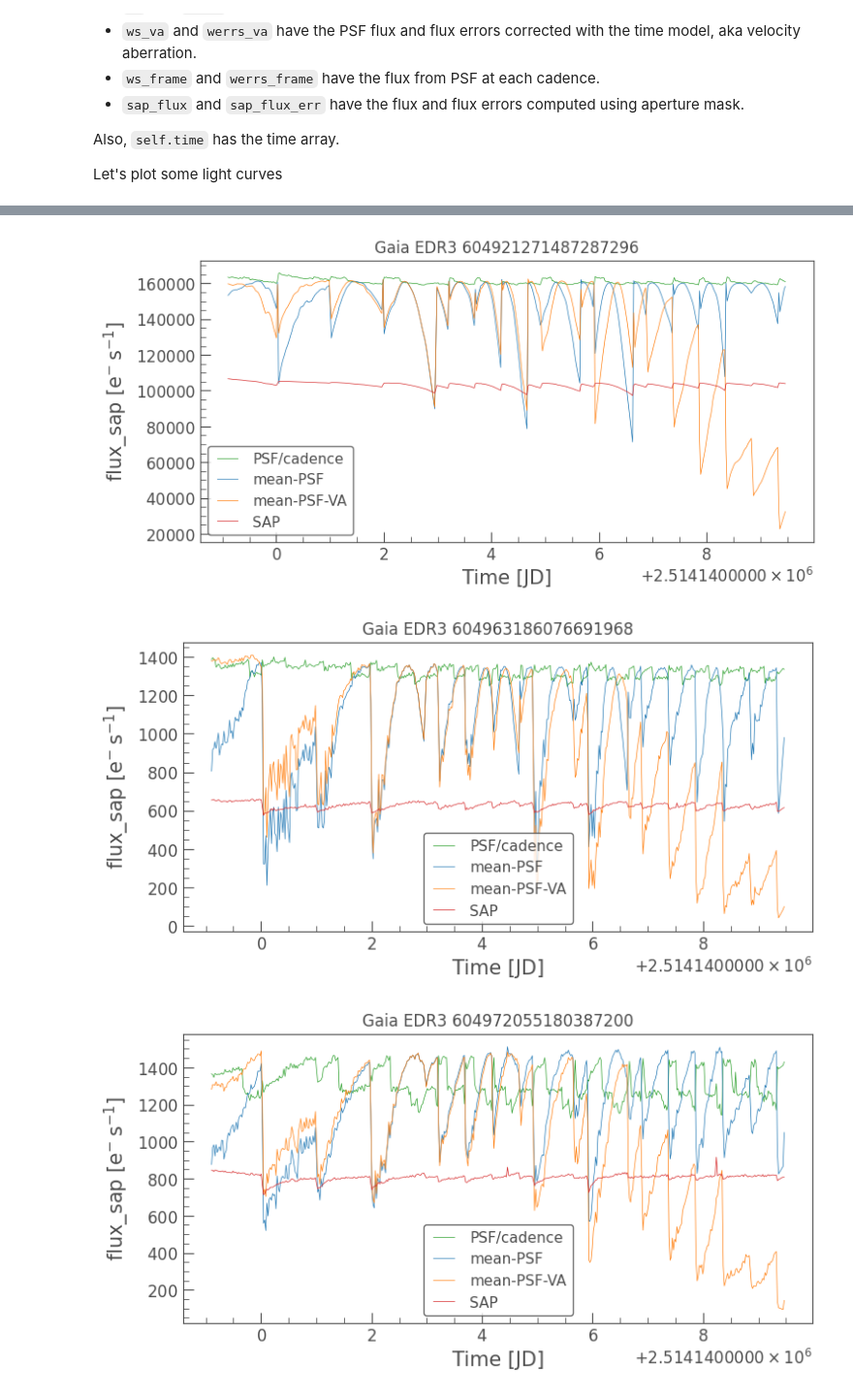
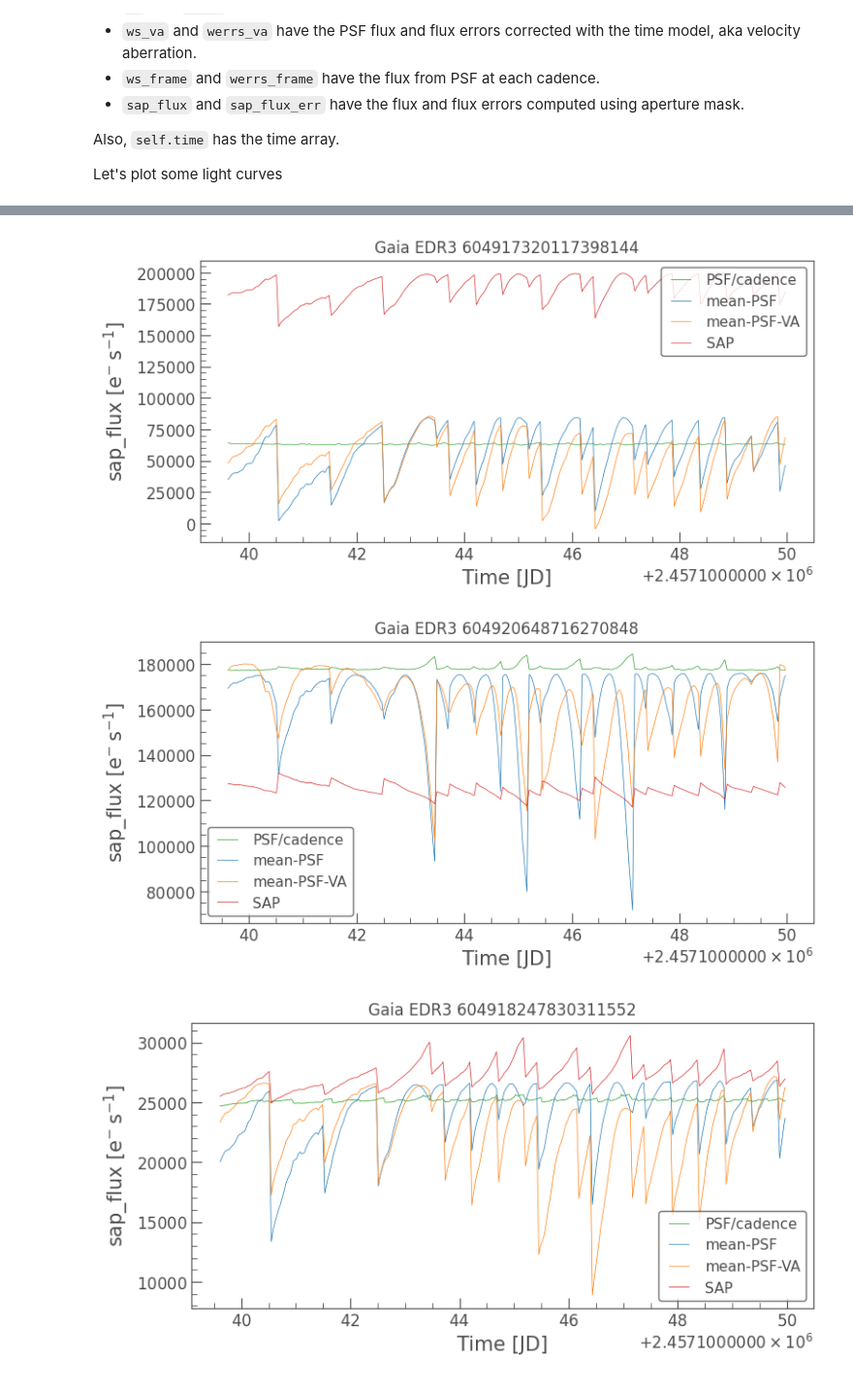
Before and after one commit to SSDataLab/psfmachine, a Jupyter notebook: docs/tutorials/Tutorial_30_k2ss.ipynb, the cells around one changed output, grey strips where cells are left out. Shown at 97% size. Drawn from its saved outputs; the diff is of its cells as text; code cells hidden in the pictures.

```diff
--- a/docs/tutorials/Tutorial_30_k2ss.ipynb
+++ b/docs/tutorials/Tutorial_30_k2ss.ipynb
@@ -40,7 +40,7 @@ are instructions on how to download it.
 # %%
 # modify this to refelt the directory path on your system
 data_path = "/Users/jorgemarpa/Work/BAERI/ADAP/data/k2/superstamps/m67"
-m67_fnames = np.sort(glob.glob(
+m67_fnames = sorted(glob.glob(
     f"{data_path}/hlsp_k2superstamp_k2_photometer_c5-m67-*_kepler_v1_image.fits"))
 # %% [markdown]
 Each FITS file contains a single cadence (epoch), here's and example of the file content
@@ -67,8 +69,8 @@ In this case we limit the Gaia EDR3 query to sources up to 18th magnitude. Also,
 If we `print` the object will return a brief description of the available data.
 # %%
-m67 = pm.SSMachine.from_file(m67_fnames[:500].tolist(), magnitude_limit=18, dr=3)
+m67 = pm.SSMachine.from_file(m67_fnames[:500], magnitude_limit=17, dr=3)
 
-# if we have the source catalog save in a local file "m67_leq18_catalog.hdf"
+# if we have the source catalog save in a local file, eg. "m67_leq18_catalog.hdf"
 # we can speed up the initialization by skiping the gaia query
 # m67 = pm.SSMachine.from_file(m67_fnames[:500].tolist(), magnitude_limit=18, dr=3,
 #                              sources=pd.read_hdf("m67_leq18_catalog.hdf", "table"))
@@ -195,7 +210,7 @@ Also, `self.time` has the time array.
 
 Let's plot some light curves
 # %%
-for k in range(0, 1000, 100):
+for k in range(0, m67.nsources, 50):
     fig, ax = plt.subplots(1, 1, figsize=(9,4))
     ax.errorbar(m67.time, m67.ws[:, k], yerr=m67.werrs[:, k], label="mean-PSF", lw=1, color="tab:blue")
     ax.errorbar(m67.time, m67.ws_va[:, k], yerr=m67.werrs_va[:, k], label="mean-PSF-VA", lw=1, color="tab:orange")
@@ -232,11 +250,11 @@ m67.fit_lightcurves(plot=False,
                     fit_va=True,
                     sap=True)
 # %%
-for lc in m67.lcs[0:1000:100]:
+for lc in m67.lcs[0:m67.nsources:50]:
     ax = lc.plot(label="PSF/cadence", color="tab:green")
     ax.set_title(lc.label)
     lc.plot(column="flux_NVA", label="mean-PSF", color="tab:blue", ax=ax)
     lc.plot(column="flux_VA", label="mean-PSF-VA", color="tab:orange", ax=ax)
-    lc.plot(column="flux_sap", label="SAP", color="tab:red", ax=ax)
+    lc.plot(column="sap_flux", label="SAP", color="tab:red", ax=ax)
     plt.show()
 # %% [output]
@@ -247,3 +265,3 @@ for lc in m67.lcs[0:1000:100]:
-[figure, old version]
+[figure, new version]
-[figure, old version]
+[figure, new version]
-[figure, old version]
+[figure, new version]
```
Also changed, not shown: parts of 18 cells of this notebook, 7 other files.
